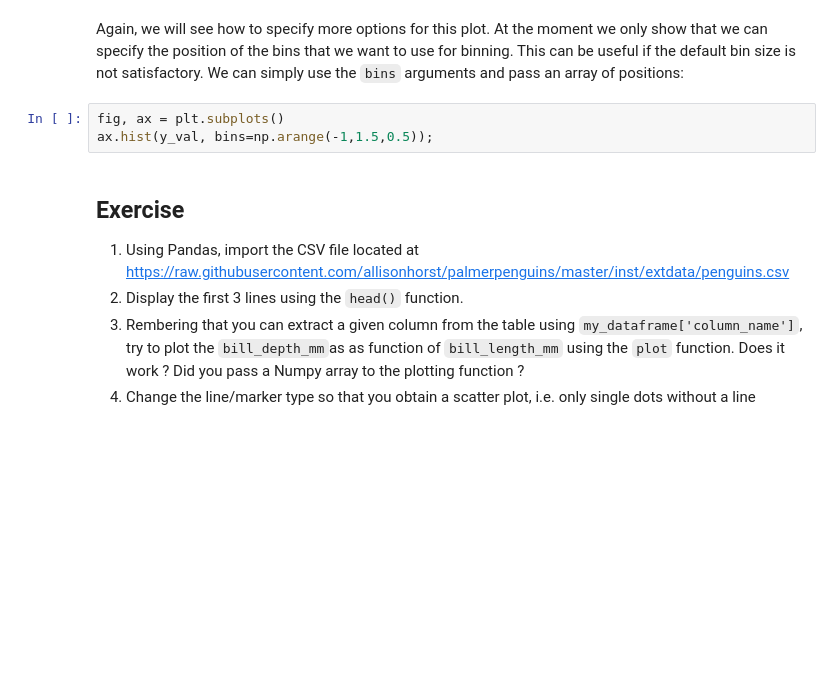
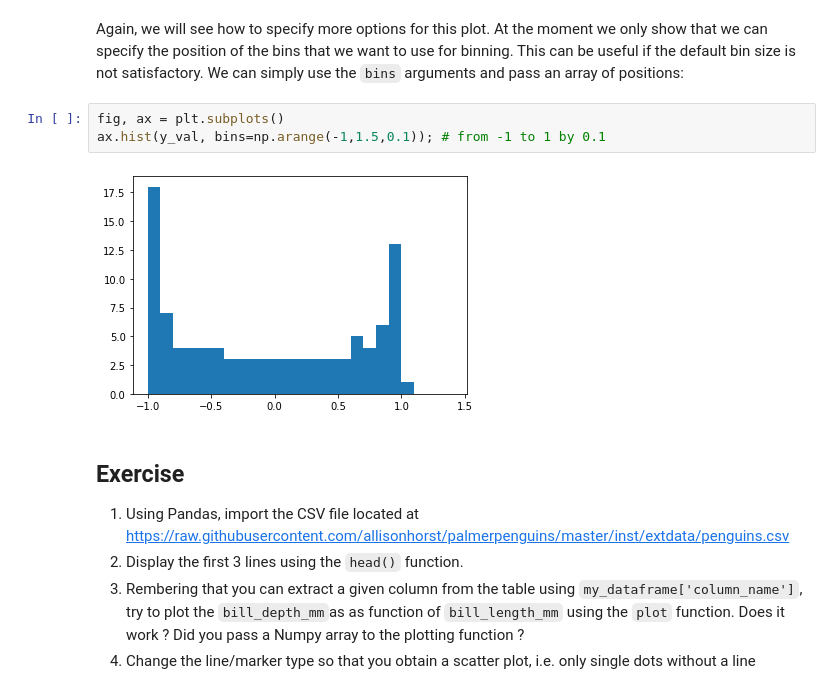
Before and after one commit to marco-finger/DSF-FS22-MarcoFinger, a Jupyter notebook: 04_Dataframes_Stats_Plotting.ipynb, the cells around one changed output. Cells and saved outputs as stored; diff of their text form; blank space fills up the shorter version.

````diff
--- a/04_Dataframes_Stats_Plotting.ipynb
+++ b/04_Dataframes_Stats_Plotting.ipynb
@@ -57,7 +99,9 @@ ax.hist(y_val);
 Again, we will see how to specify more options for this plot. At the moment we only show that we can specify the position of the bins that we want to use for binning. This can be useful if the default bin size is not satisfactory. We can simply use the ```bins``` arguments and pass an array of positions:
 # %%
 fig, ax = plt.subplots()
-ax.hist(y_val, bins=np.arange(-1,1.5,0.5));
+ax.hist(y_val, bins=np.arange(-1,1.5,0.1)); # from -1 to 1 by 0.1
+# %% [output]
+[figure, added]
 # %% [markdown]
 ## Exercise
 
````
Also changed, not shown: parts of 16 cells of this notebook.
